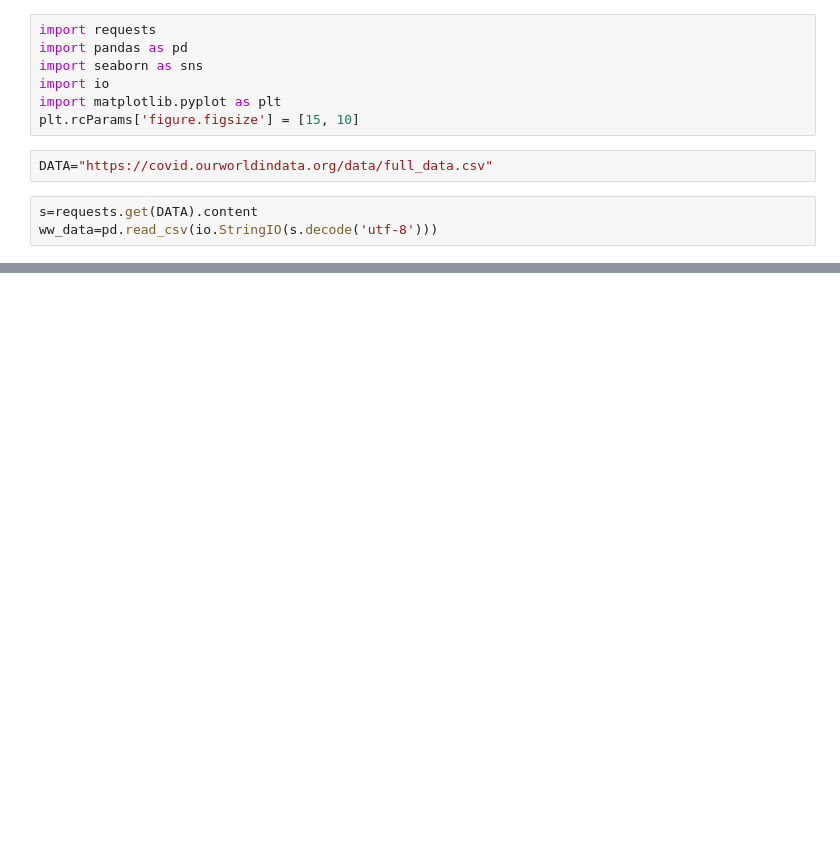
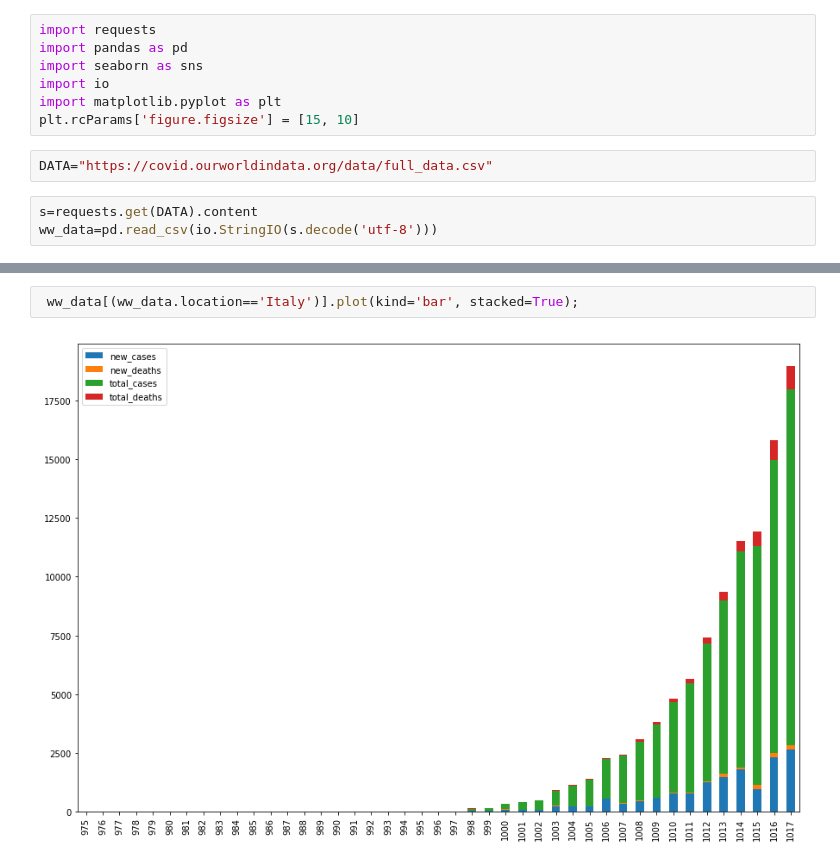
Before and after one commit to afrigeri/covid19model, a Jupyter notebook: covid19_in_italy.ipynb, the cells around one changed output, grey strips where cells are left out. Saved outputs shown, nothing was run; the diff lists cells and outputs as text; blank space fills up the shorter version.

```diff
--- a/covid19_in_italy.ipynb
+++ b/covid19_in_italy.ipynb
@@ -22,0 +35,4 @@ ax.xaxis.grid() # vertical lines
+# %%
+ ww_data[(ww_data.location=='Italy')].plot(kind='bar', stacked=True);
+# %% [output]
+[figure, added]
```
Also changed, not shown: parts of 4 cells of this notebook.
